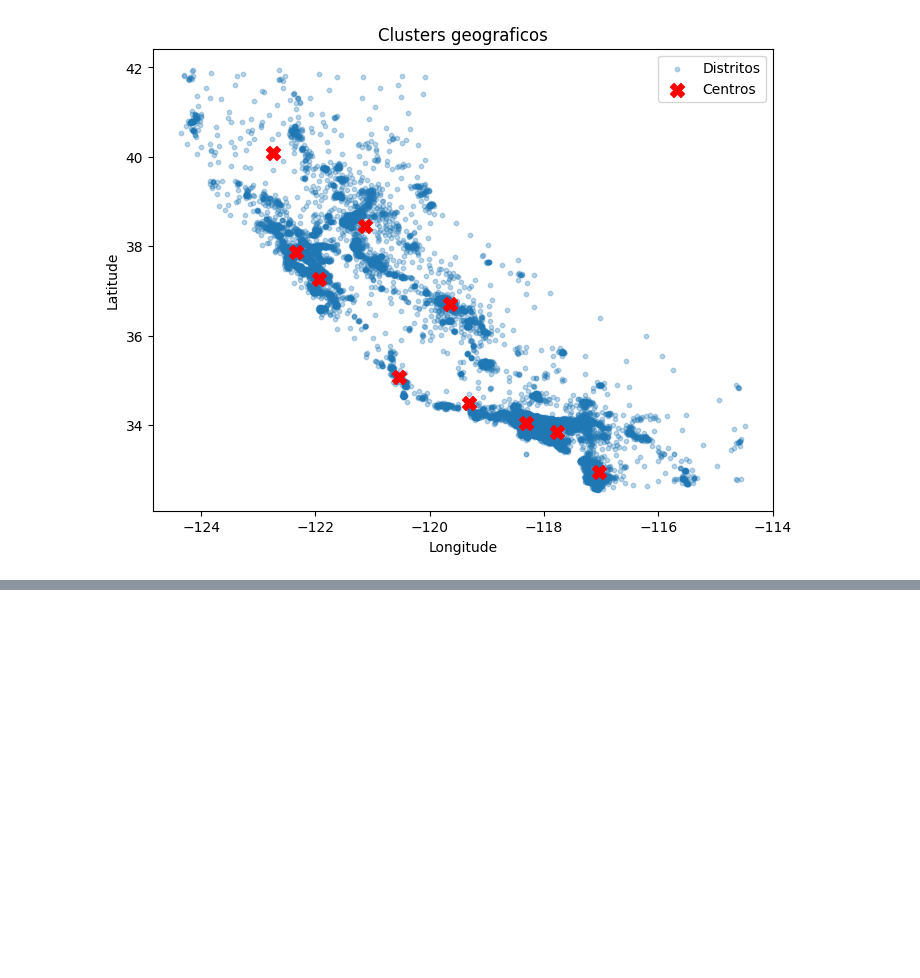
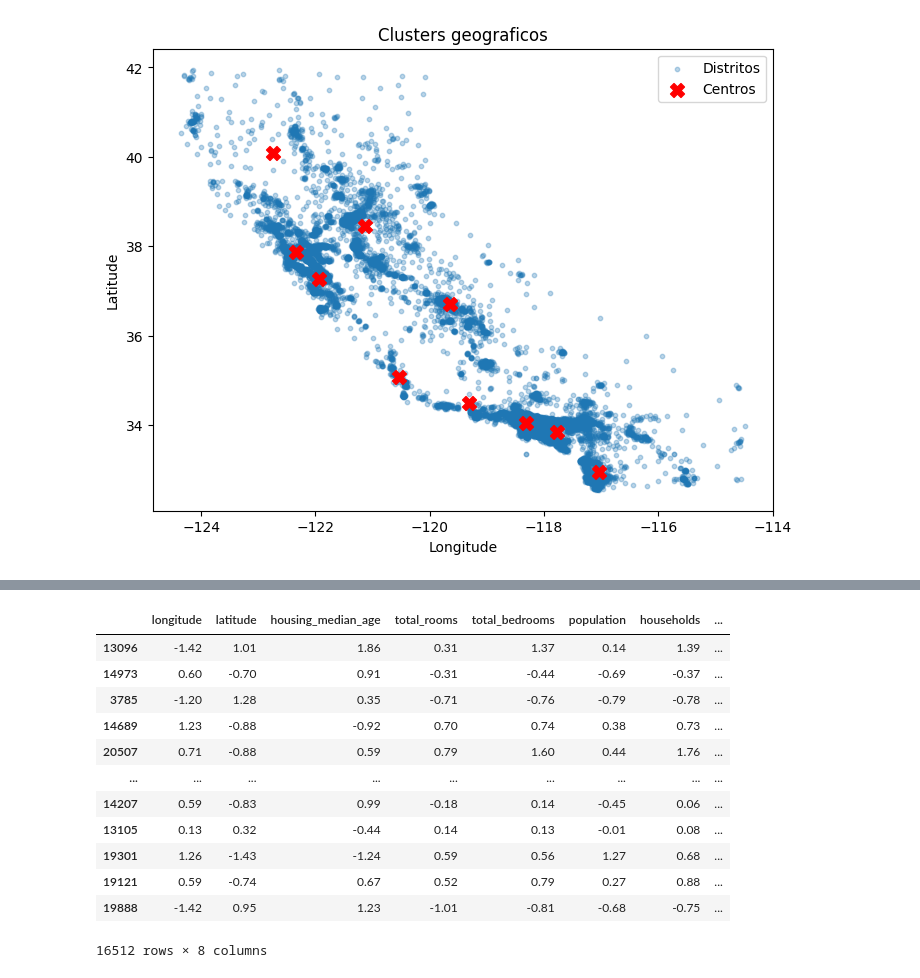
Before and after one commit to titooDiaz/Machine-Learning, a Jupyter notebook: HOML/Chapter 2/notebook.ipynb, the cells around one changed output, grey strips where cells are left out. Saved outputs shown, nothing was run; the diff lists cells and outputs as text; code cells hidden in the pictures; blank space fills up the shorter version.

Commit message:
make pipelines

```diff
--- a/HOML/Chapter 2/notebook.ipynb
+++ b/HOML/Chapter 2/notebook.ipynb
@@ -1288,0 +1315,6 @@ plt.show()
+# %%
+from sklearn.pipeline import make_pipeline
+num_pipeline = make_pipeline(
+    SimpleImputer(strategy="median"),
+    StandardScaler()
+)
@@ -1288,0 +1336,17 @@ plt.show()
+# %%
+housing_num_prepared = num_pipeline.fit_transform(housing_num)
+pd.DataFrame(housing_num_prepared.round(2), columns=housing_num.columns, index=housing.index)
+# %% [output]
+|  | longitude | latitude | housing_median_age | total_rooms | total_bedrooms | population | households | ... |
+| 13096 | -1.42 | 1.01 | 1.86 | 0.31 | 1.37 | 0.14 | 1.39 | ... |
+| 14973 | 0.60 | -0.70 | 0.91 | -0.31 | -0.44 | -0.69 | -0.37 | ... |
+| 3785 | -1.20 | 1.28 | 0.35 | -0.71 | -0.76 | -0.79 | -0.78 | ... |
+| 14689 | 1.23 | -0.88 | -0.92 | 0.70 | 0.74 | 0.38 | 0.73 | ... |
+| 20507 | 0.71 | -0.88 | 0.59 | 0.79 | 1.60 | 0.44 | 1.76 | ... |
+| ... | ... | ... | ... | ... | ... | ... | ... | ... |
+| 14207 | 0.59 | -0.83 | 0.99 | -0.18 | 0.14 | -0.45 | 0.06 | ... |
+| 13105 | 0.13 | 0.32 | -0.44 | 0.14 | 0.13 | -0.01 | 0.08 | ... |
+| 19301 | 1.26 | -1.43 | -1.24 | 0.59 | 0.56 | 1.27 | 0.68 | ... |
+| 19121 | 0.59 | -0.74 | 0.67 | 0.52 | 0.79 | 0.27 | 0.88 | ... |
+| 19888 | -1.42 | 0.95 | 1.23 | -1.01 | -0.81 | -0.68 | -0.75 | ... |
+16512 rows × 8 columns
```
Also changed, not shown: parts of 6 cells of this notebook.
